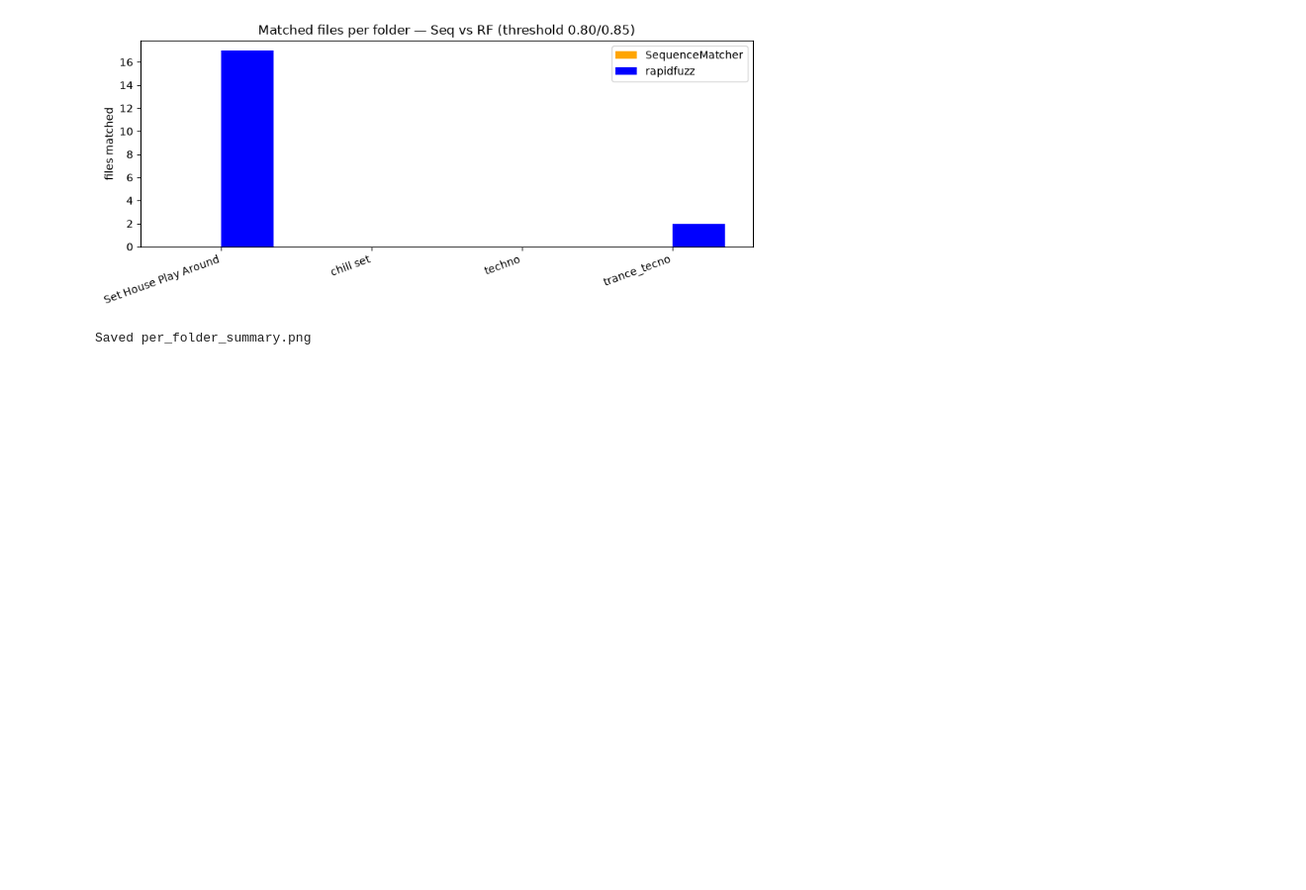
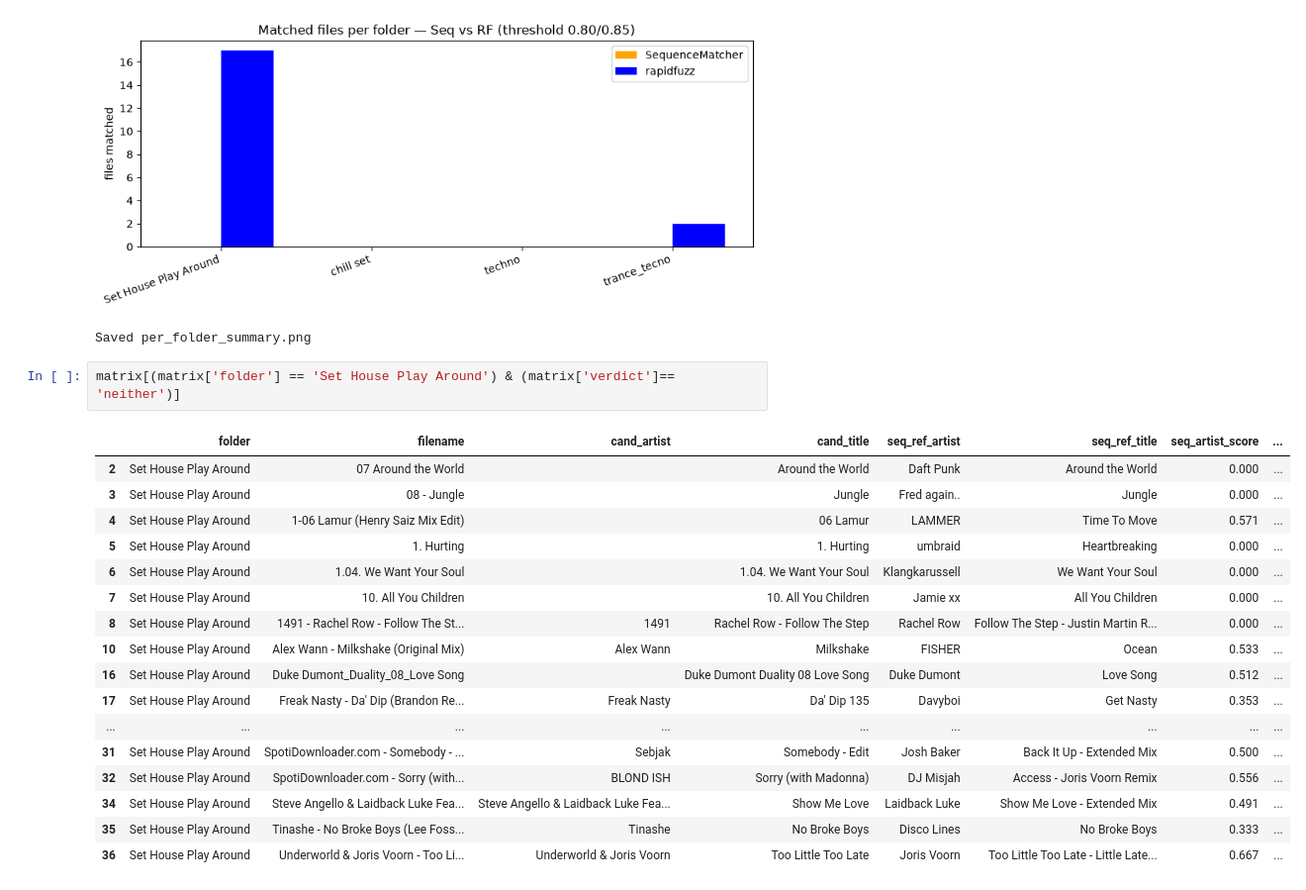
Before and after one commit to Aker95/DJ, a Jupyter notebook: experiment/matching_experiment.ipynb, the cells around one changed output. Shown at 99% size. Cells and saved outputs as stored; diff of their text form; blank space fills up the shorter version.

```diff
--- a/experiment/matching_experiment.ipynb
+++ b/experiment/matching_experiment.ipynb
@@ -528,3 +528,23 @@ Set House Play Around     38            0          17      0.0    44.7       17
          trance_tecno    119            0           2      0.0     1.7        2
 [figure]
 Saved per_folder_summary.png
+# %%
+matrix[(matrix['folder'] == 'Set House Play Around') & (matrix['verdict']== 'neither')]
+# %% [output]
+|  | folder | filename | cand_artist | cand_title | seq_ref_artist | seq_ref_title | seq_artist_score | ... |
+| 2 | Set House Play Around | 07 Around the World |  | Around the World | Daft Punk | Around the World | 0.000 | ... |
+| 3 | Set House Play Around | 08 - Jungle |  | Jungle | Fred again.. | Jungle | 0.000 | ... |
+| 4 | Set House Play Around | 1-06 Lamur (Henry Saiz Mix Edit) |  | 06 Lamur | LAMMER | Time To Move | 0.571 | ... |
+| 5 | Set House Play Around | 1. Hurting |  | 1. Hurting | umbraid | Heartbreaking | 0.000 | ... |
+| 6 | Set House Play Around | 1.04. We Want Your Soul |  | 1.04. We Want Your Soul | Klangkarussell | We Want Your Soul | 0.000 | ... |
+| 7 | Set House Play Around | 10. All You Children |  | 10. All You Children | Jamie xx | All You Children | 0.000 | ... |
+| 8 | Set House Play Around | 1491 - Rachel Row - Follow The St... | 1491 | Rachel Row - Follow The Step | Rachel Row | Follow The Step - Justin Martin R... | 0.000 | ... |
+| 10 | Set House Play Around | Alex Wann - Milkshake (Original Mix) | Alex Wann | Milkshake | FISHER | Ocean | 0.533 | ... |
+| 16 | Set House Play Around | Duke Dumont_Duality_08_Love Song |  | Duke Dumont Duality 08 Love Song | Duke Dumont | Love Song | 0.512 | ... |
+| 17 | Set House Play Around | Freak Nasty - Da' Dip (Brandon Re... | Freak Nasty | Da' Dip 135 | Davyboi | Get Nasty | 0.353 | ... |
+| ... | ... | ... | ... | ... | ... | ... | ... | ... |
+| 31 | Set House Play Around | SpotiDownloader.com - Somebody - ... | Sebjak | Somebody - Edit | Josh Baker | Back It Up - Extended Mix | 0.500 | ... |
+| 32 | Set House Play Around | SpotiDownloader.com - Sorry (with... | BLOND ISH | Sorry (with Madonna) | DJ Misjah | Access - Joris Voorn Remix | 0.556 | ... |
+| 34 | Set House Play Around | Steve Angello & Laidback Luke Fea... | Steve Angello & Laidback Luke Fea... | Show Me Love | Laidback Luke | Show Me Love - Extended Mix | 0.491 | ... |
+| 35 | Set House Play Around | Tinashe - No Broke Boys (Lee Foss... | Tinashe | No Broke Boys | Disco Lines | No Broke Boys | 0.333 | ... |
+| 36 | Set House Play Around | Underworld & Joris Voorn - Too Li... | Underworld & Joris Voorn | Too Little Too Late | Joris Voorn | Too Little Too Late - Little Late... | 0.667 | ... |
```
Also changed, not shown: parts of 1 cell of this notebook, 10 other files.
